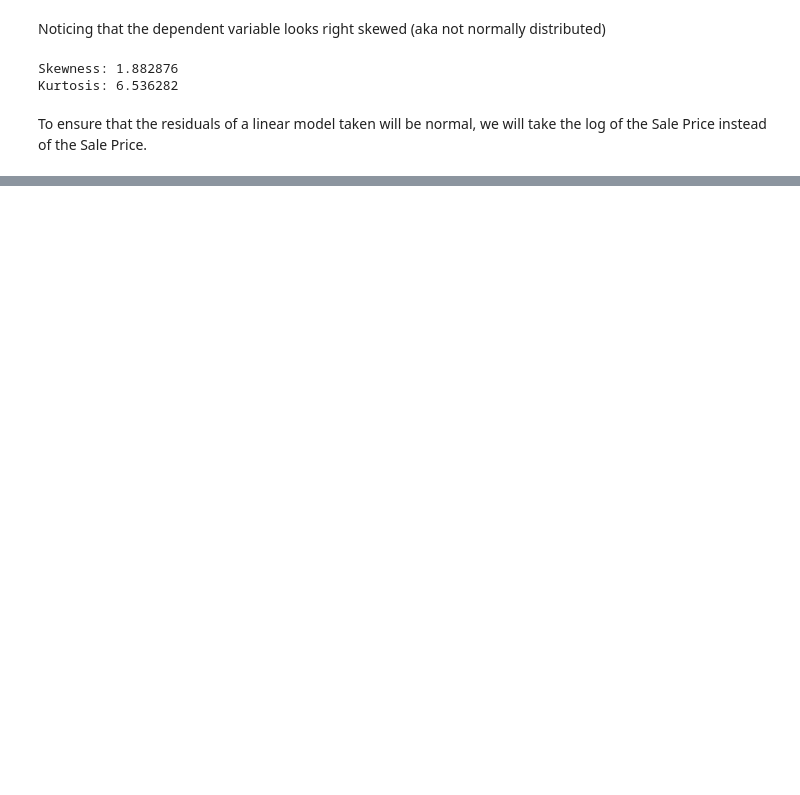
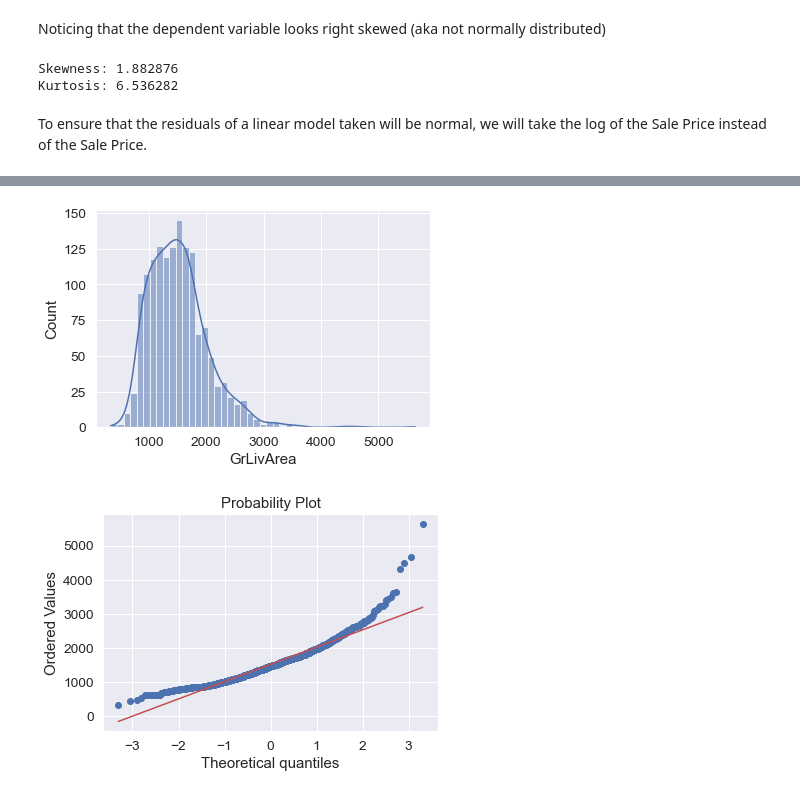
Before and after one commit to aditimayareddy/ameshousing, a Jupyter notebook: Ames_EDA.ipynb, the cells around one changed output, grey strips where cells are left out. Cells and saved outputs as stored; diff of their text form; code cells hidden in the pictures; blank space fills up the shorter version.

```diff
--- a/Ames_EDA.ipynb
+++ b/Ames_EDA.ipynb
@@ -378,0 +173,8 @@ for year,item in datasets:
+# %%
+#histogram and normal probability plot
+sns.histplot(train['GrLivArea'], kde = True);
+fig = plt.figure()
+res = stats.probplot(train['GrLivArea'], plot=plt)
+# %% [output]
+[figure, added]
+[figure, added]
```
Also changed, not shown: parts of 72 cells of this notebook, 5 other files.
